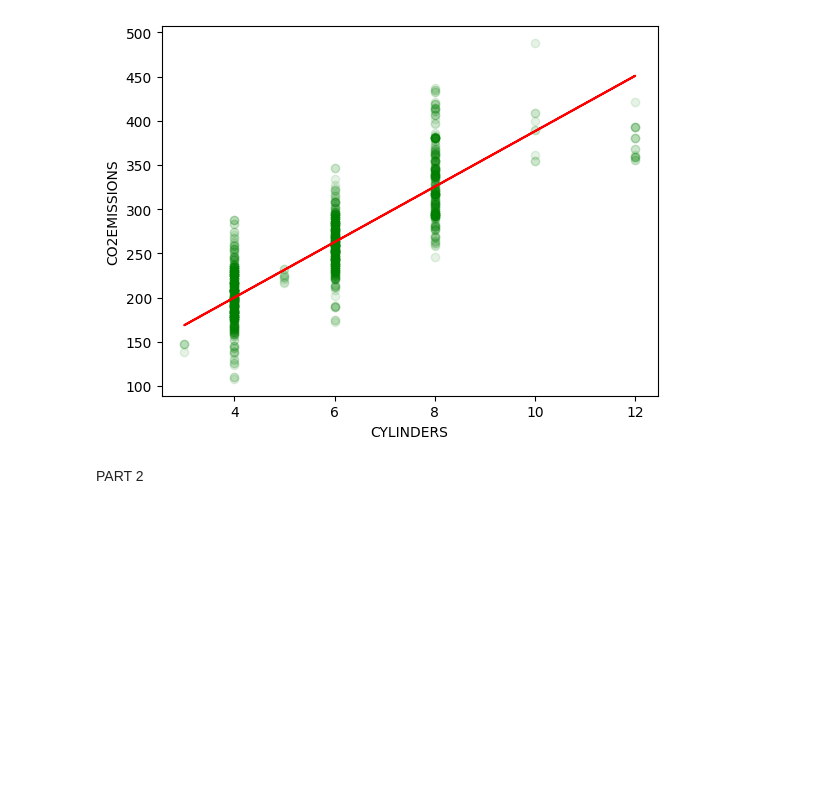
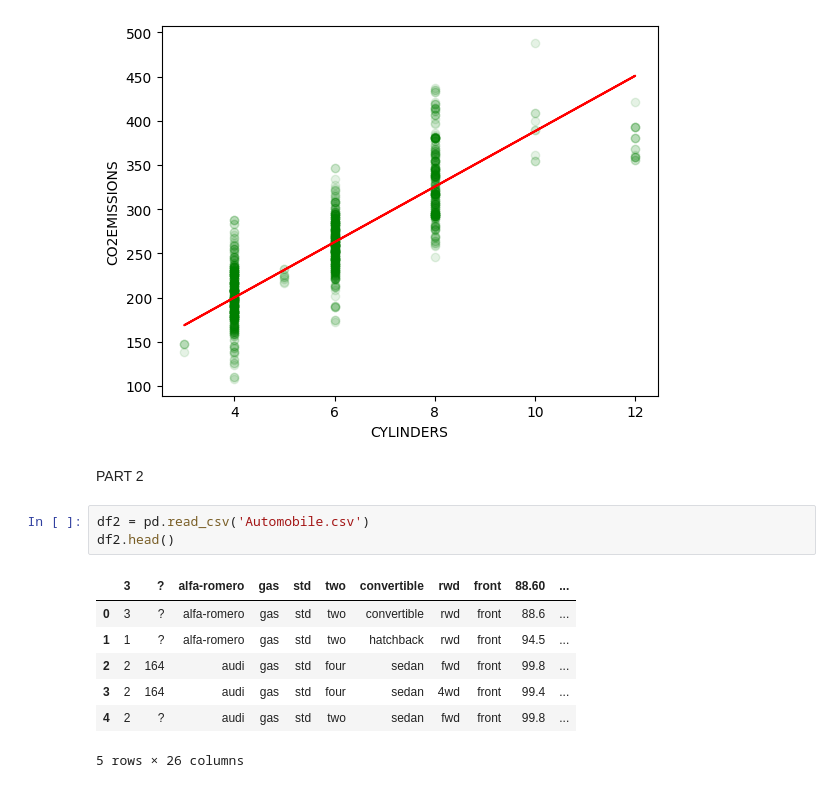
Before and after one commit to kekeli-the-light/ml-beginner, a Jupyter notebook: practice.ipynb, the cells around one changed output. Drawn from its saved outputs; the diff is of its cells as text; blank space fills up the shorter version.

```diff
--- a/practice.ipynb
+++ b/practice.ipynb
@@ -106,3 +106,14 @@ plt.show()
 [figure]
 # %% [markdown]
 PART 2
+# %%
+df2 = pd.read_csv('Automobile.csv')
+df2.head()
+# %% [output]
+|  | 3 | ? | alfa-romero | gas | std | two | convertible | rwd | front | 88.60 | ... |
+| 0 | 3 | ? | alfa-romero | gas | std | two | convertible | rwd | front | 88.6 | ... |
+| 1 | 1 | ? | alfa-romero | gas | std | two | hatchback | rwd | front | 94.5 | ... |
+| 2 | 2 | 164 | audi | gas | std | four | sedan | fwd | front | 99.8 | ... |
+| 3 | 2 | 164 | audi | gas | std | four | sedan | 4wd | front | 99.4 | ... |
+| 4 | 2 | ? | audi | gas | std | two | sedan | fwd | front | 99.8 | ... |
+5 rows × 26 columns
```
Also changed, not shown: parts of 3 cells of this notebook, 3 other files.
